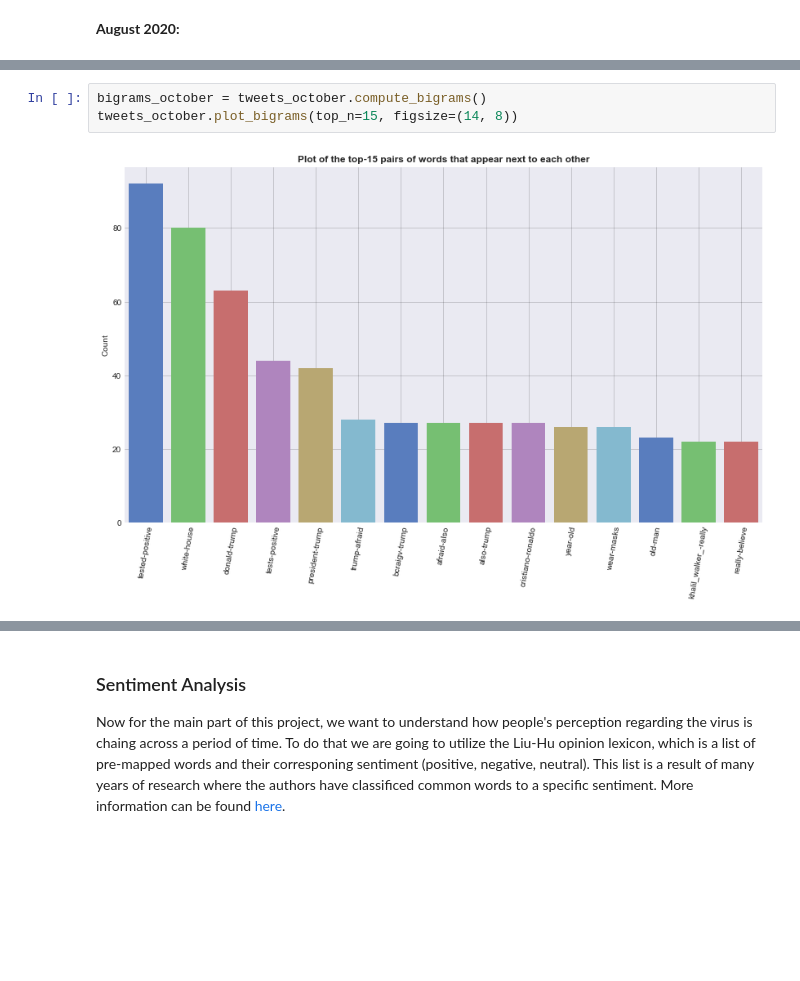
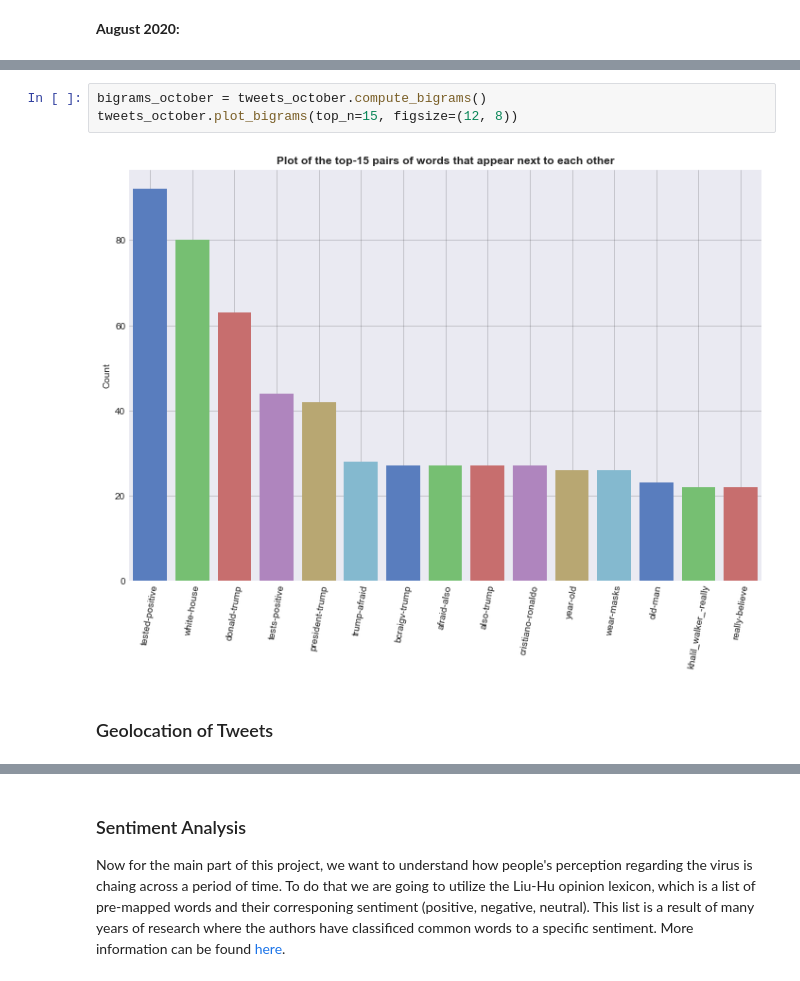
Before and after one commit to gpsyrou/Twitter_Sentiment_Analysis, a Jupyter notebook: jupyter_notebooks/Data_and_Sentiment_Analysis_Covid19_Tweets.ipynb, the cells around one changed output, grey strips where cells are left out. Saved outputs shown, nothing was run; the diff lists cells and outputs as text; blank space fills up the shorter version.

```diff
--- a/jupyter_notebooks/Data_and_Sentiment_Analysis_Covid19_Tweets.ipynb
+++ b/jupyter_notebooks/Data_and_Sentiment_Analysis_Covid19_Tweets.ipynb
@@ -489,5 +496,8 @@ tweets_october.plot_wordcloud(figsize=(12, 8))
 # %%
 bigrams_october = tweets_october.compute_bigrams()
-tweets_october.plot_bigrams(top_n=15, figsize=(14, 8))
+tweets_october.plot_bigrams(top_n=15, figsize=(12, 8))
 # %% [output]
-[figure, old version]
+[figure, new version]
+# %% [markdown]
+<a id="geolocator"></a>
+### Geolocation of Tweets
```
Also changed, not shown: parts of 22 cells of this notebook.
